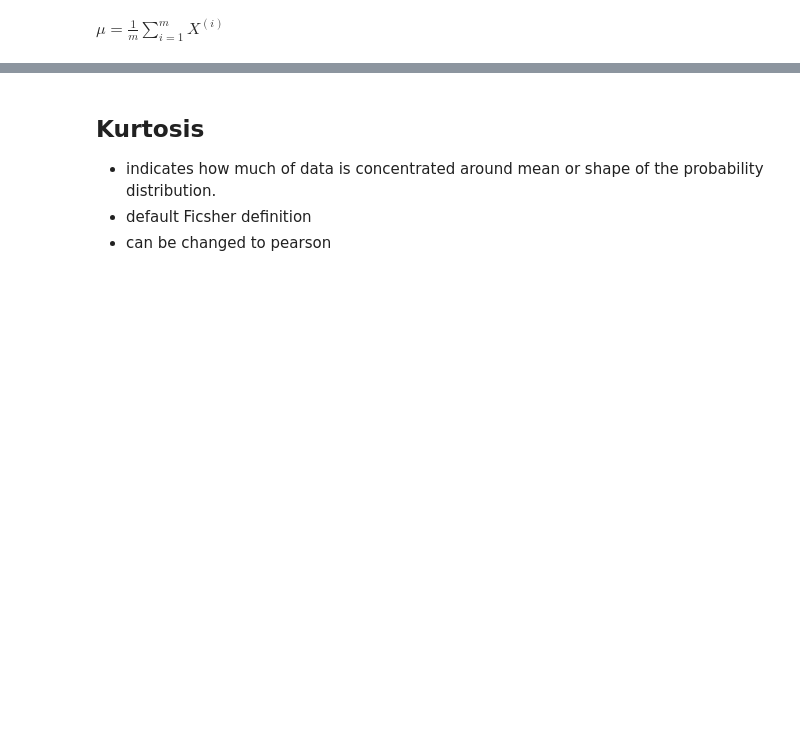
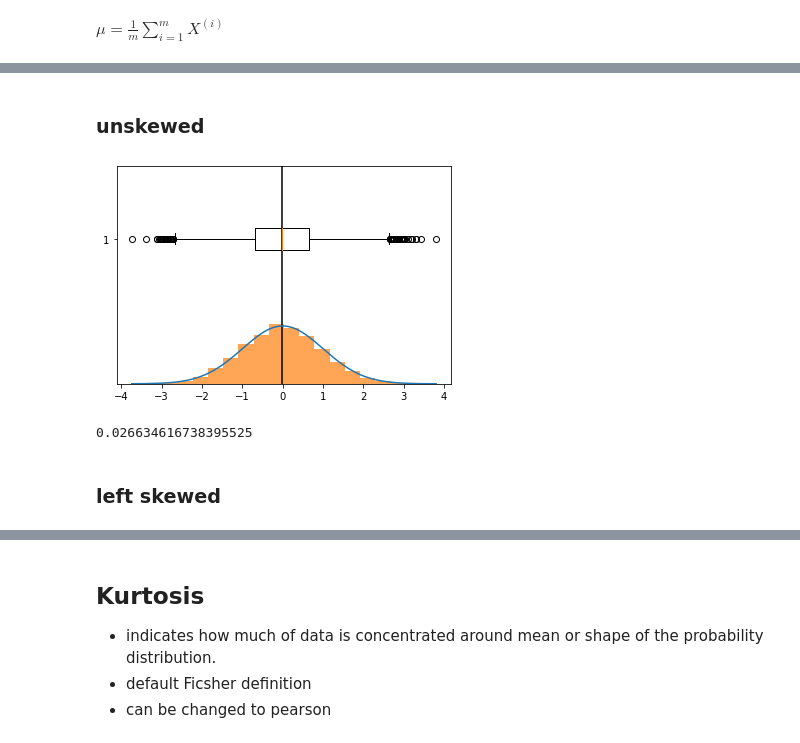
Before and after one commit to NishantBaheti/MachineLearningExploration, a Jupyter notebook: PracticalStatistics/Statistics.ipynb, the cells around one changed output, grey strips where cells are left out. Cells and saved outputs as stored; diff of their text form; code cells hidden in the pictures; blank space fills up the shorter version.

```diff
--- a/PracticalStatistics/Statistics.ipynb
+++ b/PracticalStatistics/Statistics.ipynb
@@ -103,0 +285,2 @@ stats.skew(dv)
+# %% [markdown]
+### unskewed
@@ -103,0 +289,20 @@ stats.skew(dv)
+# %%
+ucv = stats.norm(0,1).rvs(10000)
+# %%
+ucv.sort()
+pdf = stats.norm.pdf(ucv)
+# %%
+plt.axvline(ucv.mean(),color='k')
+plt.plot(ucv,pdf)
+plt.hist(ucv,bins=20,density=True,alpha=0.7)
+plt.boxplot(ucv,vert=False)
+plt.show()
+# %% [output]
+[figure, added]
+# %%
+## skewness
+stats.skew(ucv)
+# %% [output]
+0.026634616738395525
+# %% [markdown]
+### left skewed
```
Also changed, not shown: parts of 88 cells of this notebook, 7 other files.
